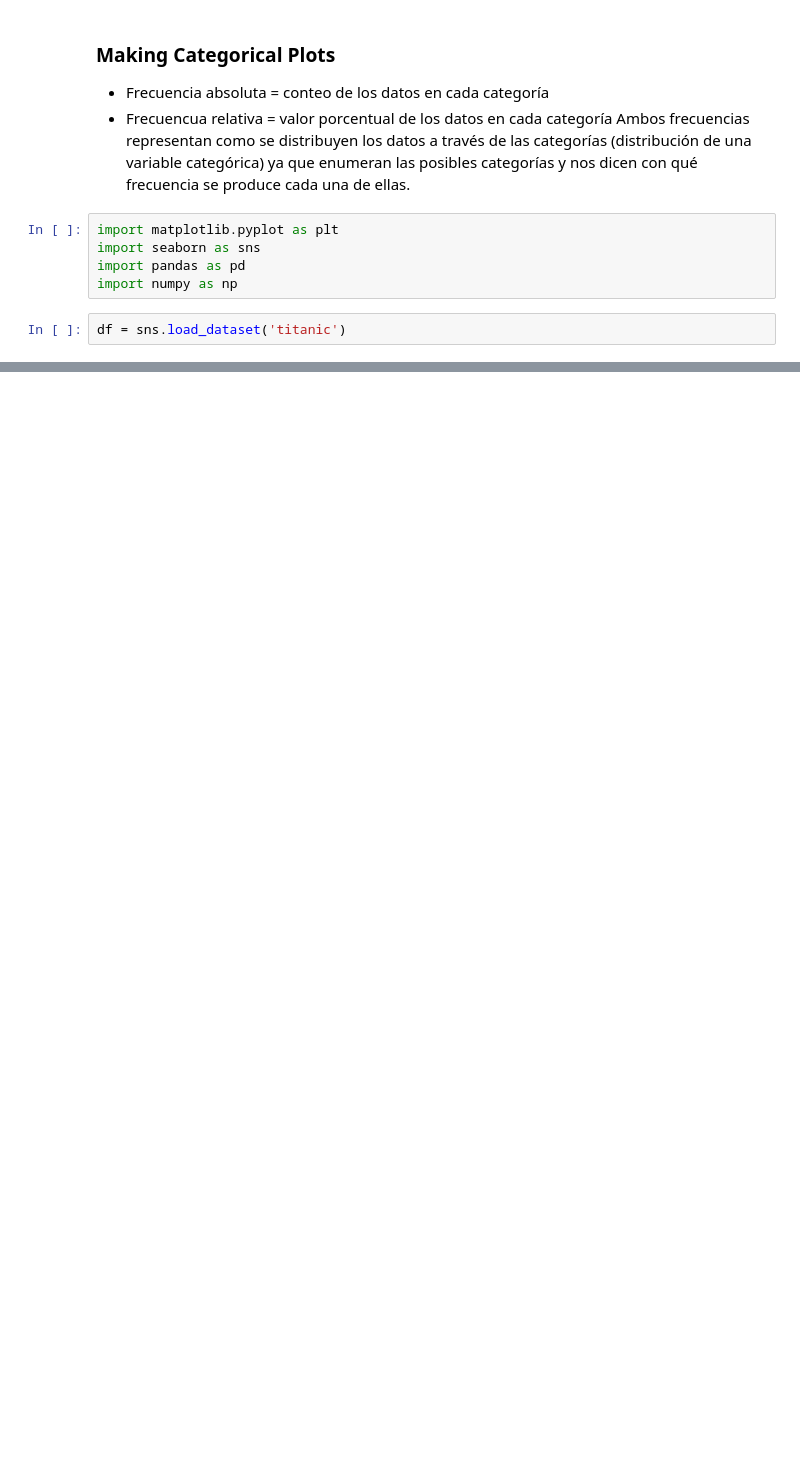
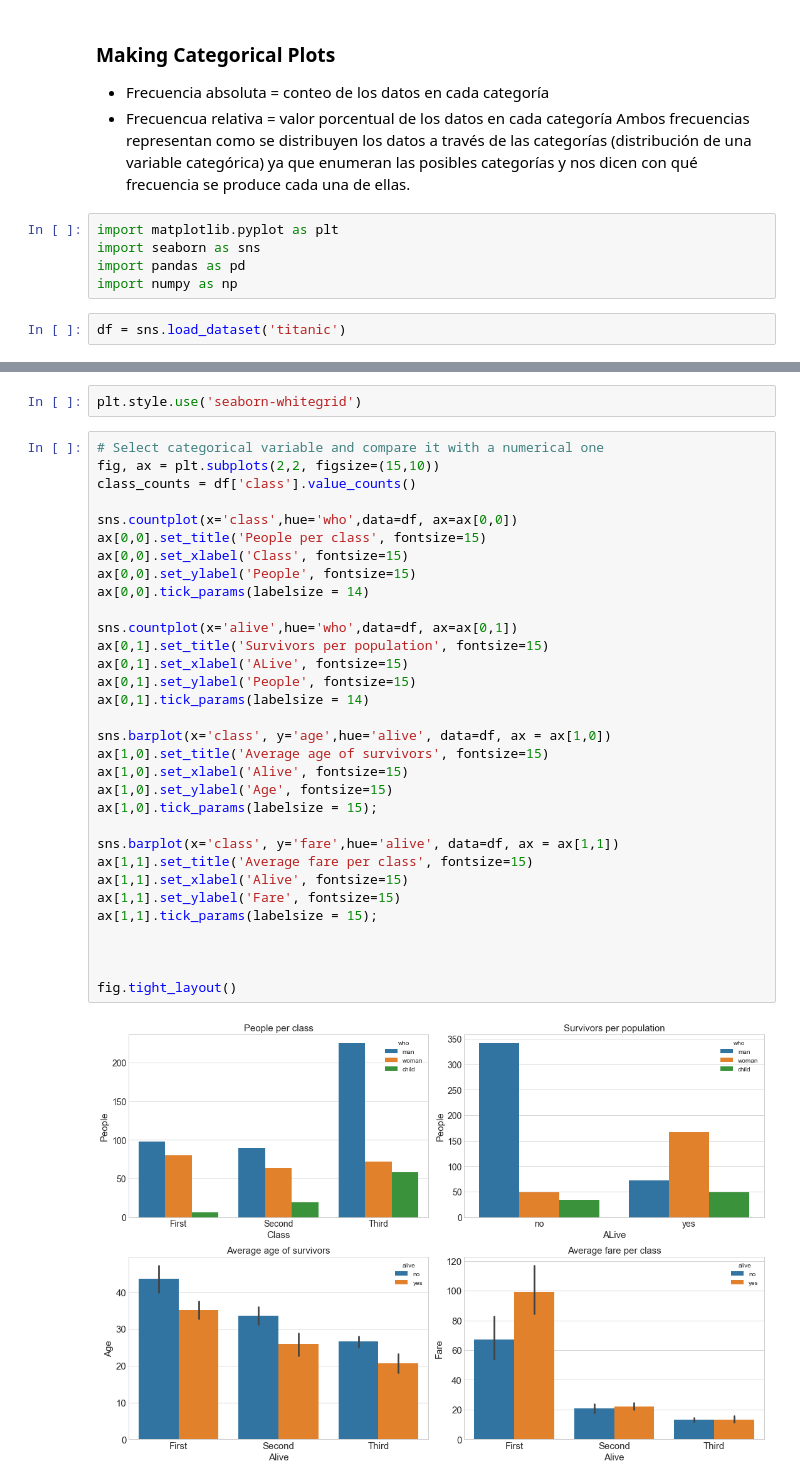
Before and after one commit to SergioMoraCodes/machine_learning_projects, a Jupyter notebook: Graficado con MATPLOTLIB/categorical_plots.ipynb, the cells around one changed output, grey strips where cells are left out. Saved outputs shown, nothing was run; the diff lists cells and outputs as text; blank space fills up the shorter version.

Commit message:
Bar plots with titanic and tips dataset

```diff
--- a/Graficado con MATPLOTLIB/categorical_plots.ipynb
+++ b/Graficado con MATPLOTLIB/categorical_plots.ipynb
@@ -49,0 +51,36 @@ Created in <span style='font-weight:600;margin-left:4px;'>Deepnote</span></a>
+# %%
+plt.style.use('seaborn-whitegrid')
+# %%
+# Select categorical variable and compare it with a numerical one
+fig, ax = plt.subplots(2,2, figsize=(15,10))
+class_counts = df['class'].value_counts()
+
+sns.countplot(x='class',hue='who',data=df, ax=ax[0,0])
+ax[0,0].set_title('People per class', fontsize=15)
+ax[0,0].set_xlabel('Class', fontsize=15)
+ax[0,0].set_ylabel('People', fontsize=15)
+ax[0,0].tick_params(labelsize = 14)
+
+sns.countplot(x='alive',hue='who',data=df, ax=ax[0,1])
+ax[0,1].set_title('Survivors per population', fontsize=15)
+ax[0,1].set_xlabel('ALive', fontsize=15)
+ax[0,1].set_ylabel('People', fontsize=15)
+ax[0,1].tick_params(labelsize = 14)
+
+sns.barplot(x='class', y='age',hue='alive', data=df, ax = ax[1,0])
+ax[1,0].set_title('Average age of survivors', fontsize=15)
+ax[1,0].set_xlabel('Alive', fontsize=15)
+ax[1,0].set_ylabel('Age', fontsize=15)
+ax[1,0].tick_params(labelsize = 15);
+
+sns.barplot(x='class', y='fare',hue='alive', data=df, ax = ax[1,1])
+ax[1,1].set_title('Average fare per class', fontsize=15)
+ax[1,1].set_xlabel('Alive', fontsize=15)
+ax[1,1].set_ylabel('Fare', fontsize=15)
+ax[1,1].tick_params(labelsize = 15);
+
+
+
+fig.tight_layout()
+# %% [output]
+[figure, added]
```
Also changed, not shown: parts of 13 cells of this notebook.
